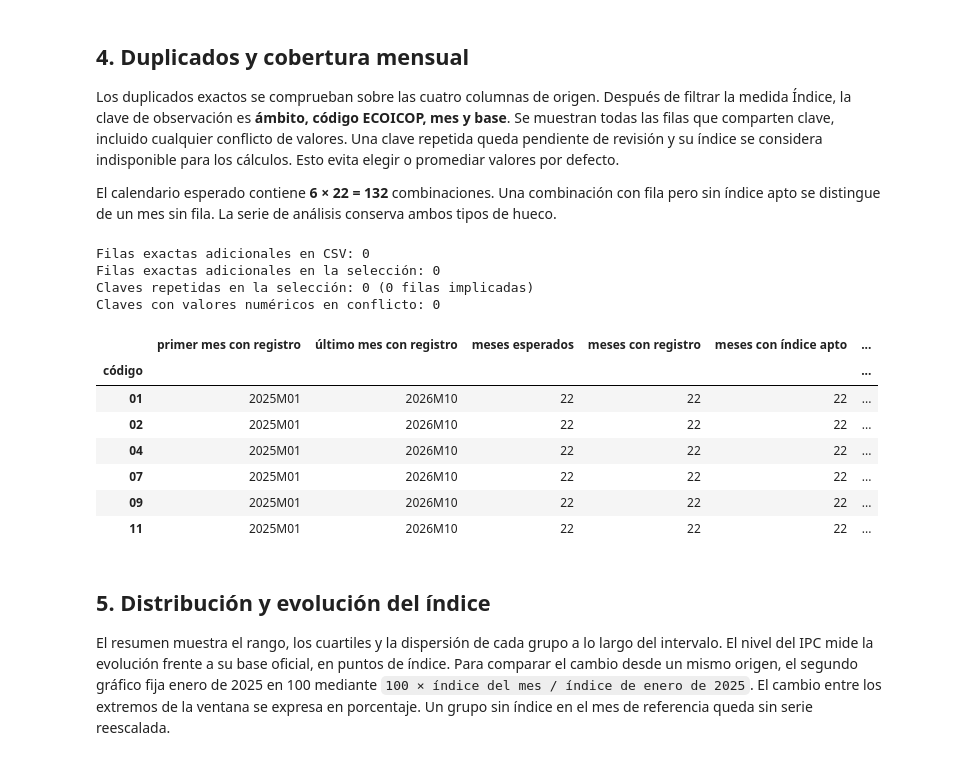
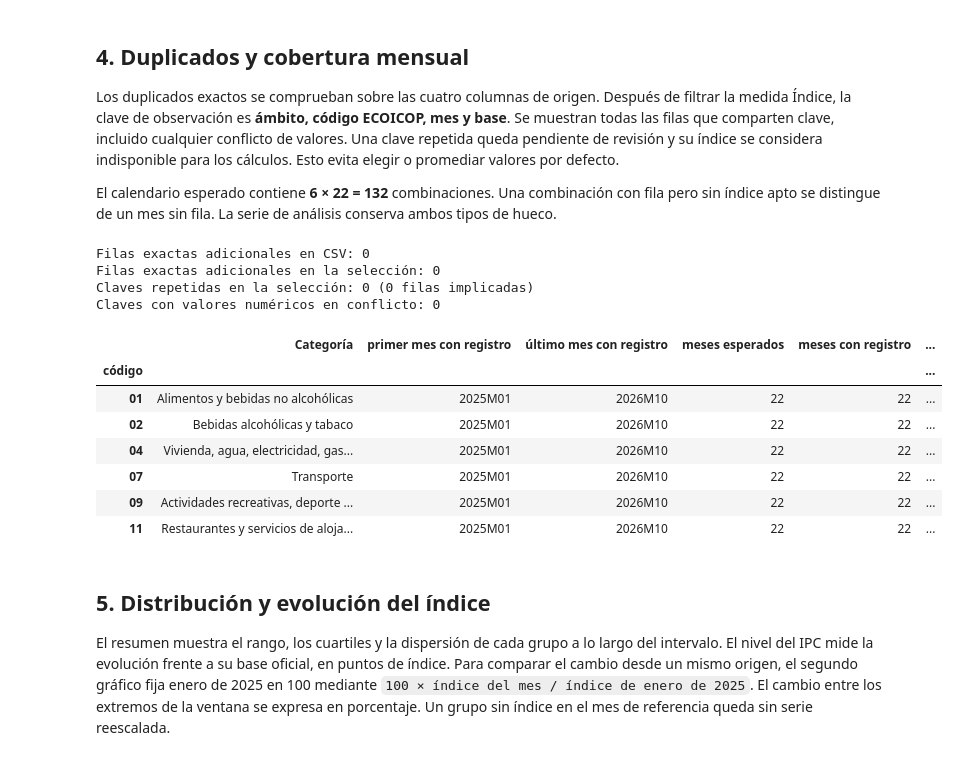
Before and after one commit to ErnesGS/MiInflacion, a Jupyter notebook: notebooks/01_eda_ipc.ipynb, the cells around one changed output. Cells and saved outputs as stored; diff of their text form; code cells hidden in the pictures.

```diff
--- a/notebooks/01_eda_ipc.ipynb
+++ b/notebooks/01_eda_ipc.ipynb
@@ -22,18 +39,4 @@ El cuaderno busca `data/raw/ipc_nacional_2026-11-22.csv` desde el directorio de
 # %%
-import csv
-from hashlib import sha256
-from io import StringIO
-from pathlib import Path
-import sys
-
-from IPython.display import Markdown, display
-import matplotlib as mpl
-import matplotlib.dates as mdates
-import matplotlib.pyplot as plt
-from matplotlib_inline.backend_inline import set_matplotlib_formats
-import numpy as np
-import pandas as pd
-
 plt.switch_backend("module://matplotlib_inline.backend_inline")
 set_matplotlib_formats("png")
 
@@ -43,8 +46,9 @@ GRUPOS = {
     "04": "Vivienda, agua, electricidad, gas y otros combustibles",
     "07": "Transporte",
     "09": "Actividades recreativas, deporte y cultura",
-    "11": "Restaurantes y servicios de alojamiento",
+    "11": "Restaurantes y servicios de alojamiento"
 }
+
 AMBITO, BASE_IPC, MEDIDA = "Nacional", 2025, "Índice"
 MESES = pd.period_range("2025-01", "2026-10", freq="M", name="mes")
 RUTA_RELATIVA = Path("data/raw/ipc_nacional_2026-11-22.csv")
@@ -53,6 +57,7 @@ HUELLA_REFERENCIA = "b02a9bc4eacf303853d92a92dff02336342515bf61057491b87d95768db
 COLUMNAS = ["Grupos ECOICOP ver.2", "Tipo de dato", "Periodo", "Total"]
 
 directorio_kernel = Path.cwd()
+
 if RUTA_CSV_MANUAL is None:
     csv_path = next(
         (base / RUTA_RELATIVA for base in (directorio_kernel, *directorio_kernel.parents)
@@ -73,6 +78,7 @@ else:
 
 contenido = csv_path.read_bytes()
 huella = sha256(contenido).hexdigest()
+
 try:
     texto = contenido.decode("utf-8-sig")
     codificacion = "UTF-8 con BOM" if contenido.startswith(b"\xef\xbb\xbf") else "UTF-8"
@@ -308,41 +314,42 @@ panel = (
 presencia = (
     muestra.groupby(["mes", "codigo"]).size().unstack(fill_value=0)
     .reindex(index=MESES, columns=list(GRUPOS), fill_value=0)
     .gt(0)
 )
 
 def lista_meses(periodos):
     return ", ".join(periodos.strftime("%YM%m")) or "—"
 
 cobertura = pd.DataFrame.from_records(
     [
         {
             "código": c,
             "primer mes con registro": lista_meses(presencia.index[presencia[c]][:1]),
             "último mes con registro": lista_meses(presencia.index[presencia[c]][-1:]),
             "meses esperados": len(MESES),
             "meses con registro": int(presencia[c].sum()),
             "meses con índice apto": int(panel[c].count()),
             "meses sin registro": lista_meses(presencia.index[~presencia[c]]),
             "meses con registro sin índice apto": lista_meses(panel.index[presencia[c] & panel[c].isna()]),
         }
         for c in GRUPOS
     ]
 ).set_index("código")
+cobertura.insert(0, "Categoría", cobertura.index.map(GRUPOS))
 display(cobertura)
 # %% [output]
 Filas exactas adicionales en CSV: 0
 Filas exactas adicionales en la selección: 0
 Claves repetidas en la selección: 0 (0 filas implicadas)
 Claves con valores numéricos en conflicto: 0
-|  | primer mes con registro | último mes con registro | meses esperados | meses con registro | meses con índice apto | ... |
+|  | Categoría | primer mes con registro | último mes con registro | meses esperados | meses con registro | ... |
 | código |  |  |  |  |  | ... |
-| 01 | 2025M01 | 2026M10 | 22 | 22 | 22 | ... |
-| 02 | 2025M01 | 2026M10 | 22 | 22 | 22 | ... |
-| 04 | 2025M01 | 2026M10 | 22 | 22 | 22 | ... |
-| 07 | 2025M01 | 2026M10 | 22 | 22 | 22 | ... |
-| 09 | 2025M01 | 2026M10 | 22 | 22 | 22 | ... |
-| 11 | 2025M01 | 2026M10 | 22 | 22 | 22 | ... |
+| 01 | Alimentos y bebidas no alcohólicas | 2025M01 | 2026M10 | 22 | 22 | ... |
+| 02 | Bebidas alcohólicas y tabaco | 2025M01 | 2026M10 | 22 | 22 | ... |
+| 04 | Vivienda, agua, electricidad, gas... | 2025M01 | 2026M10 | 22 | 22 | ... |
+| 07 | Transporte | 2025M01 | 2026M10 | 22 | 22 | ... |
+| 09 | Actividades recreativas, deporte ... | 2025M01 | 2026M10 | 22 | 22 | ... |
+| 11 | Restaurantes y servicios de aloja... | 2025M01 | 2026M10 | 22 | 22 | ... |
 # %% [markdown]
 ## 5. Distribución y evolución del índice
 
```
Also changed, not shown: parts of 4 cells of this notebook.
